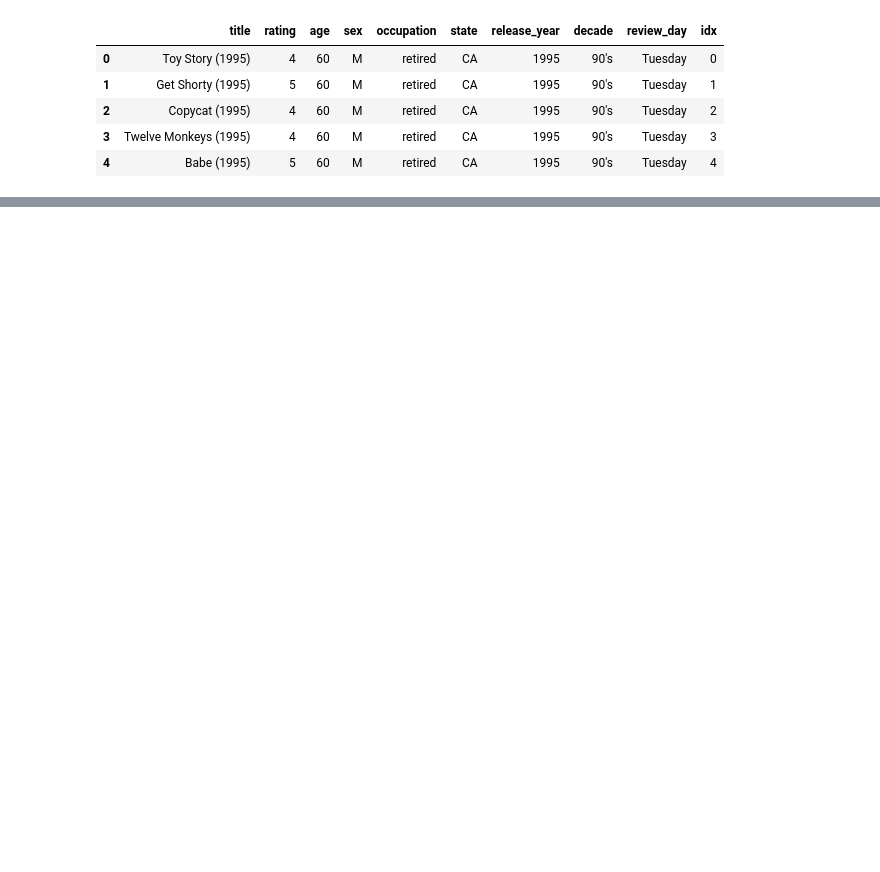
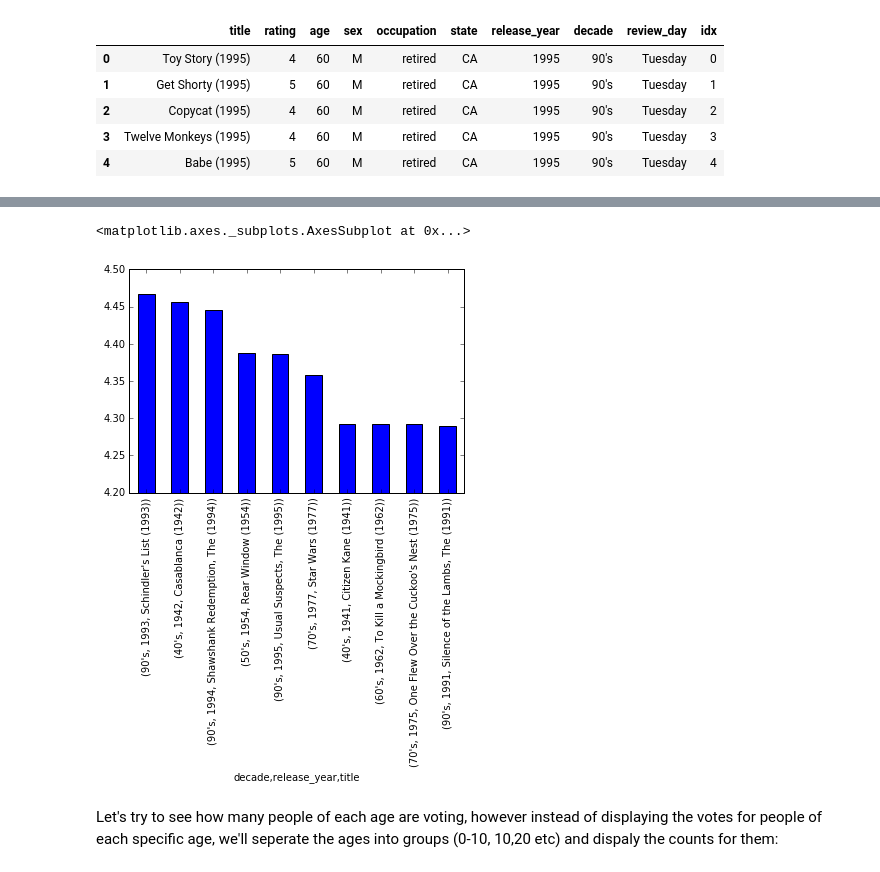
Before and after one commit to spapas/spapas.github.io, a Jupyter notebook: content/pandas-pivot-table-primer.ipynb, the cells around one changed output, grey strips where cells are left out. Cells and saved outputs as stored; diff of their text form; code cells hidden in the pictures; blank space fills up the shorter version.

```diff
--- a/content/pandas-pivot-table-primer.ipynb
+++ b/content/pandas-pivot-table-primer.ipynb
@@ -1709,0 +1644,14 @@ In the previous, I have tried to present a comprehensive introduction of the `pi
+# %%
+rating_count = final_lens.pivot_table(
+    index=[ 'decade', 'release_year', 'title',],
+    values=['rating', 'idx', ],
+    aggfunc={
+        'rating': np.average,
+        'idx': len,
+
+    }
+)
+# Drop movies without decade
+rating_count = rating_count.drop('')
+rating_count.head(10)
+# Notice the nice hierarchical index on decade and release_year
@@ -1709,0 +1673,4 @@ In the previous, I have tried to present a comprehensive introduction of the `pi
+# %%
+# So, let's find the best movies (rating more than 4) with more than 150 reviews
+best_movies = rating_count[(rating_count.idx>150) & (rating_count.rating>4)]
+best_movies
@@ -1709,0 +1704,10 @@ In the previous, I have tried to present a comprehensive introduction of the `pi
+# %%
+# Which are the best movies (vote average) ?
+best_movies.sort_values(by='rating', ascending=False)['rating'][:10].plot(kind='bar', ylim=(4.2,4.5))
+
+# I tend to agree with most of them, however I feel that the Godfather is missing...
+# %% [output]
+<matplotlib.axes._subplots.AxesSubplot at 0x...>
+[figure, added]
+# %% [markdown]
+Let's try to see how many people of each age are voting, however instead of displaying the votes for people of each specific age, we'll seperate the ages into groups (0-10, 10,20 etc) and dispaly the counts for them:
```
Also changed, not shown: parts of 50 cells of this notebook, 1 other file.
